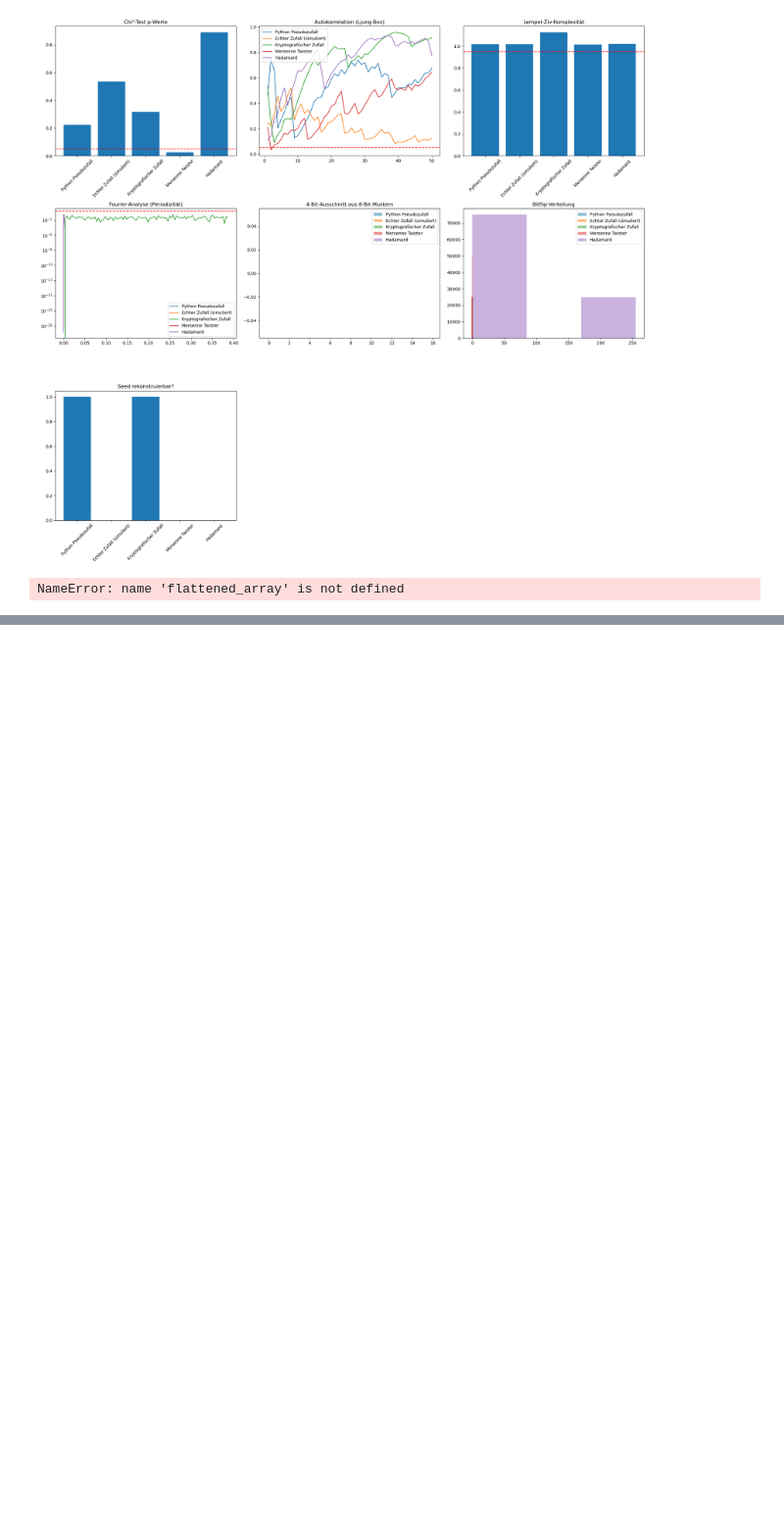
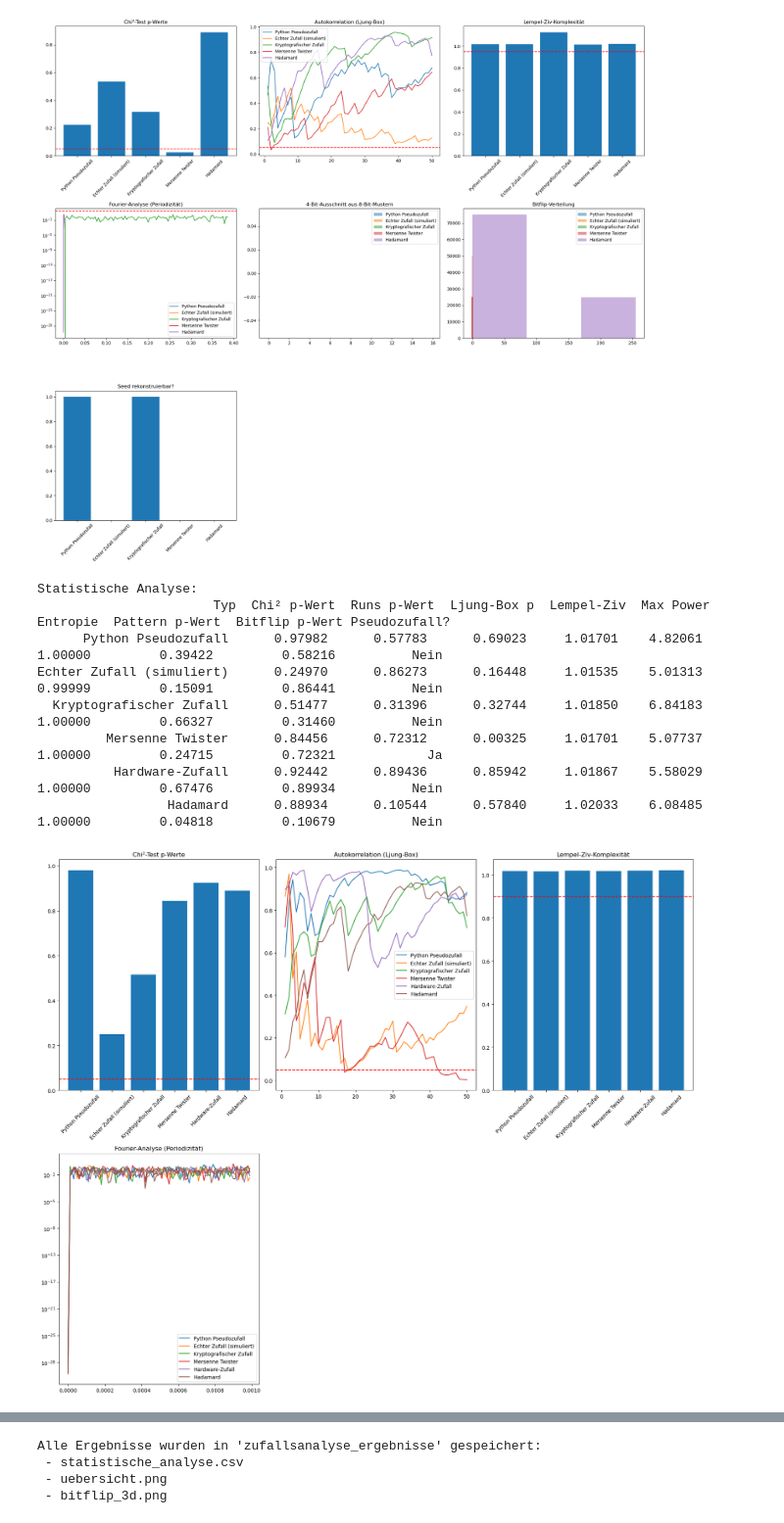
Before and after one commit to Qbannes/Quantum_Computing_Team, a Jupyter notebook: Projekt Zufall/PrZuVerbindungMitIBM.ipynb, the cells around one changed output, grey strips where cells are left out. Shown: that part at 98% size. Drawn from its saved outputs; the diff is of its cells as text; code cells hidden in the pictures; blank space fills up the shorter version.

```diff
--- a/Projekt Zufall/PrZuVerbindungMitIBM.ipynb
+++ b/Projekt Zufall/PrZuVerbindungMitIBM.ipynb
@@ -370,7 +377,7 @@ from matplotlib import cm
 import time
 
 # 1. Datengenerierung
-n = 20000
+n = 100000
 
 # Zufallsgenerierte Daten des Quantencomputers
 ibm_random = flattened_array
@@ -519,31 +526,39 @@ plt.tight_layout()
 plt.savefig(output_dir / "uebersicht.png", dpi=200)
 plt.show()
 
 # Plot 6: Bitflip-Verteilung als 3D-Plot
 fig = plt.figure(figsize=(8, 6))
 ax = fig.add_subplot(111, projection='3d')
 colors = cm.viridis(np.linspace(0, 1, len(data_sets)))
 for idx, (name, data) in enumerate(data_sets.items()):
     diffs = np.diff(data)
     vals, counts = np.unique(diffs, return_counts=True)
     xs = np.full_like(vals, idx)
     ax.bar(xs, counts, zs=vals, zdir='y', alpha=0.7, color=colors[idx], label=name)
 ax.set_xlabel('Generator')
 ax.set_ylabel('Bitflip-Wert')
 ax.set_zlabel('Häufigkeit')
 ax.set_xticks(range(len(data_sets)))
 ax.set_xticklabels(list(data_sets.keys()), rotation=45, ha='right')
 ax.set_yticks([-1, 0, 1])
 ax.set_title('Bitflip-Verteilung (3D)')
 ax.legend()
 plt.tight_layout()
 fig.savefig(output_dir / "bitflip_3d.png", dpi=200)
 plt.show()
 
 # 5. Rohdaten werden nicht mehr als einzelne CSVs gespeichert
 print(f"\nAlle Ergebnisse wurden in '{output_dir}' gespeichert:")
 print(f" - statistische_analyse.csv")
 print(f" - uebersicht.png")
 print(f" - bitflip_3d.png")
 # %% [output]
-NameError: name 'flattened_array' is not defined
+Statistische Analyse:
+                       Typ  Chi² p-Wert  Runs p-Wert  Ljung-Box p  Lempel-Ziv  Max Power  Entropie  Pattern p-Wert  Bitflip p-Wert Pseudozufall?
+      Python Pseudozufall      0.97982      0.57783      0.69023     1.01701    4.82061   1.00000         0.39422         0.58216          Nein
+Echter Zufall (simuliert)      0.24970      0.86273      0.16448     1.01535    5.01313   0.99999         0.15091         0.86441          Nein
+  Kryptografischer Zufall      0.51477      0.31396      0.32744     1.01850    6.84183   1.00000         0.66327         0.31460          Nein
+         Mersenne Twister      0.84456      0.72312      0.00325     1.01701    5.07737   1.00000         0.24715         0.72321            Ja
+          Hardware-Zufall      0.92442      0.89436      0.85942     1.01867    5.58029   1.00000         0.67476         0.89934          Nein
+                 Hadamard      0.88934      0.10544      0.57840     1.02033    6.08485   1.00000         0.04818         0.10679          Nein
+[figure, added]
@@ -549,0 +566,4 @@ NameError: name 'flattened_array' is not defined
+Alle Ergebnisse wurden in 'zufallsanalyse_ergebnisse' gespeichert:
+ - statistische_analyse.csv
+ - uebersicht.png
+ - bitflip_3d.png
```
Also changed, not shown: parts of 3 cells of this notebook, 4 other files.
